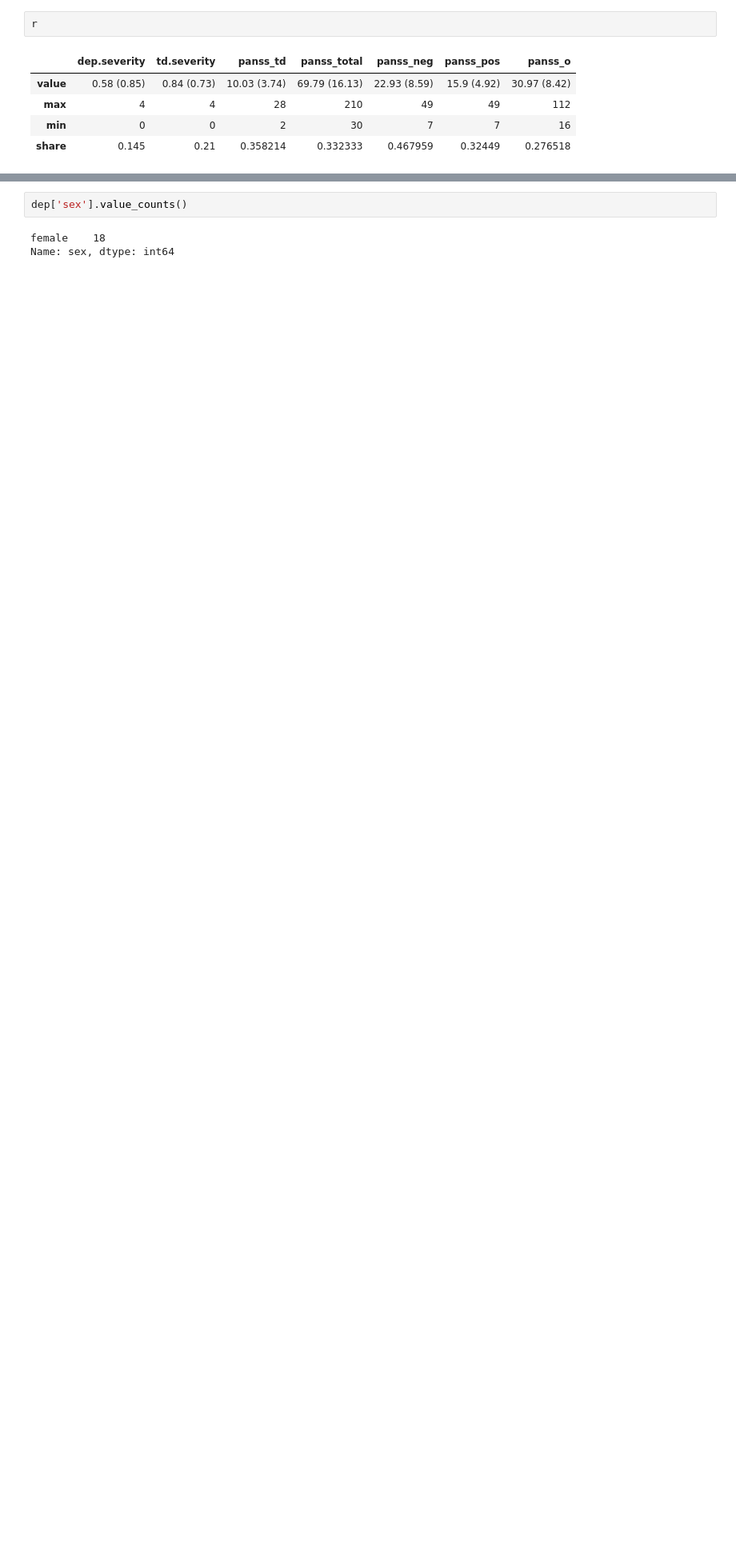
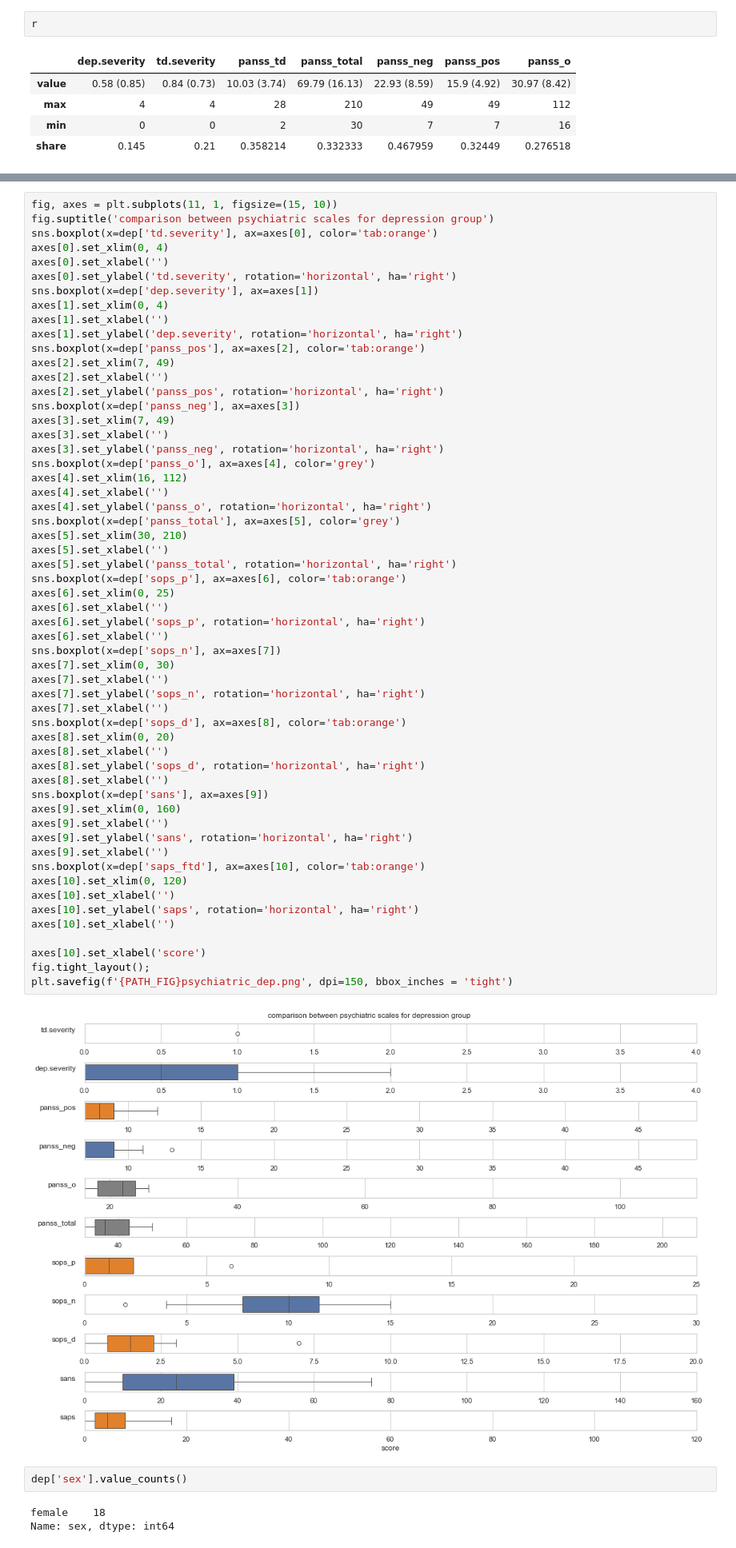
Before and after one commit to flying-bear/MA_thesis, a Jupyter notebook: scores_ru.ipynb, the cells around one changed output, grey strips where cells are left out. Shown at 80% size. Cells and saved outputs as stored; diff of their text form; blank space fills up the shorter version.

```diff
--- a/scores_ru.ipynb
+++ b/scores_ru.ipynb
@@ -430,3 +395,61 @@ plt.savefig(f'{PATH_FIG}psychiatric_dep.png', dpi=150, bbox_inches = 'tight')
+# %%
+fig, axes = plt.subplots(11, 1, figsize=(15, 10))
+fig.suptitle('comparison between psychiatric scales for depression group')
+sns.boxplot(x=dep['td.severity'], ax=axes[0], color='tab:orange')
+axes[0].set_xlim(0, 4)
+axes[0].set_xlabel('')
+axes[0].set_ylabel('td.severity', rotation='horizontal', ha='right')
+sns.boxplot(x=dep['dep.severity'], ax=axes[1])
+axes[1].set_xlim(0, 4)
+axes[1].set_xlabel('')
+axes[1].set_ylabel('dep.severity', rotation='horizontal', ha='right')
+sns.boxplot(x=dep['panss_pos'], ax=axes[2], color='tab:orange')
+axes[2].set_xlim(7, 49)
+axes[2].set_xlabel('')
+axes[2].set_ylabel('panss_pos', rotation='horizontal', ha='right')
+sns.boxplot(x=dep['panss_neg'], ax=axes[3])
+axes[3].set_xlim(7, 49)
+axes[3].set_xlabel('')
+axes[3].set_ylabel('panss_neg', rotation='horizontal', ha='right')
+sns.boxplot(x=dep['panss_o'], ax=axes[4], color='grey')
+axes[4].set_xlim(16, 112)
+axes[4].set_xlabel('')
+axes[4].set_ylabel('panss_o', rotation='horizontal', ha='right')
+sns.boxplot(x=dep['panss_total'], ax=axes[5], color='grey')
+axes[5].set_xlim(30, 210)
+axes[5].set_xlabel('')
+axes[5].set_ylabel('panss_total', rotation='horizontal', ha='right')
+sns.boxplot(x=dep['sops_p'], ax=axes[6], color='tab:orange')
+axes[6].set_xlim(0, 25)
+axes[6].set_xlabel('')
+axes[6].set_ylabel('sops_p', rotation='horizontal', ha='right')
+axes[6].set_xlabel('')
+sns.boxplot(x=dep['sops_n'], ax=axes[7])
+axes[7].set_xlim(0, 30)
+axes[7].set_xlabel('')
+axes[7].set_ylabel('sops_n', rotation='horizontal', ha='right')
+axes[7].set_xlabel('')
+sns.boxplot(x=dep['sops_d'], ax=axes[8], color='tab:orange')
+axes[8].set_xlim(0, 20)
+axes[8].set_xlabel('')
+axes[8].set_ylabel('sops_d', rotation='horizontal', ha='right')
+axes[8].set_xlabel('')
+sns.boxplot(x=dep['sans'], ax=axes[9])
+axes[9].set_xlim(0, 160)
+axes[9].set_xlabel('')
+axes[9].set_ylabel('sans', rotation='horizontal', ha='right')
+axes[9].set_xlabel('')
+sns.boxplot(x=dep['saps_ftd'], ax=axes[10], color='tab:orange')
+axes[10].set_xlim(0, 120)
+axes[10].set_xlabel('')
+axes[10].set_ylabel('saps', rotation='horizontal', ha='right')
+axes[10].set_xlabel('')
+
+axes[10].set_xlabel('score')
+fig.tight_layout();
+plt.savefig(f'{PATH_FIG}psychiatric_dep.png', dpi=150, bbox_inches = 'tight')
+# %% [output]
+[figure, added]
 # %%
 dep['sex'].value_counts()
 # %% [output]
```
Also changed, not shown: parts of 74 cells of this notebook, 1 other file.
